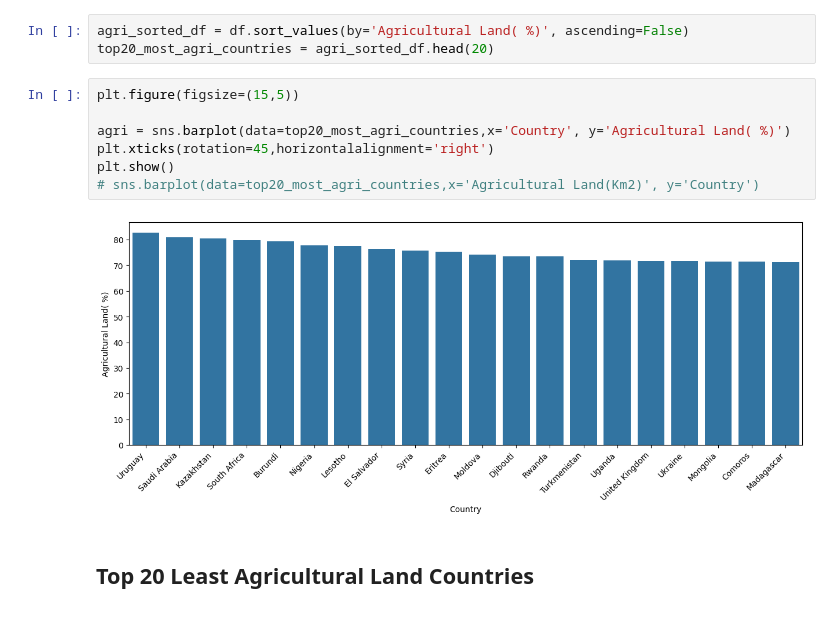
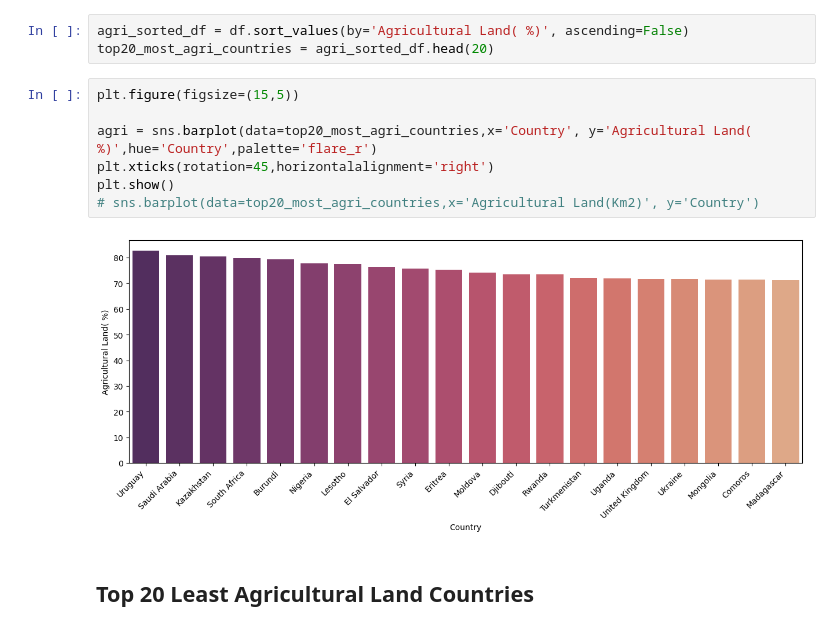
Before and after one commit to vaspanchal/Global_Countries_EDA, a Jupyter notebook: world_data_23.ipynb, the cells around one changed output. Saved outputs shown, nothing was run; the diff lists cells and outputs as text.

Commit message:
reverse palette

```diff
--- a/world_data_23.ipynb
+++ b/world_data_23.ipynb
@@ -389,12 +389,12 @@ top20_most_agri_countries = agri_sorted_df.head(20)
 # %%
 plt.figure(figsize=(15,5))
 
-agri = sns.barplot(data=top20_most_agri_countries,x='Country', y='Agricultural Land( %)')
+agri = sns.barplot(data=top20_most_agri_countries,x='Country', y='Agricultural Land( %)',hue='Country',palette='flare_r')
 plt.xticks(rotation=45,horizontalalignment='right')
 plt.show()
 # sns.barplot(data=top20_most_agri_countries,x='Agricultural Land(Km2)', y='Country')
 # %% [output]
-[figure, old version]
+[figure, new version]
 # %% [markdown]
 ## Top 20 Least Agricultural Land Countries
 # %%
```
Also changed, not shown: parts of 6 cells of this notebook.
